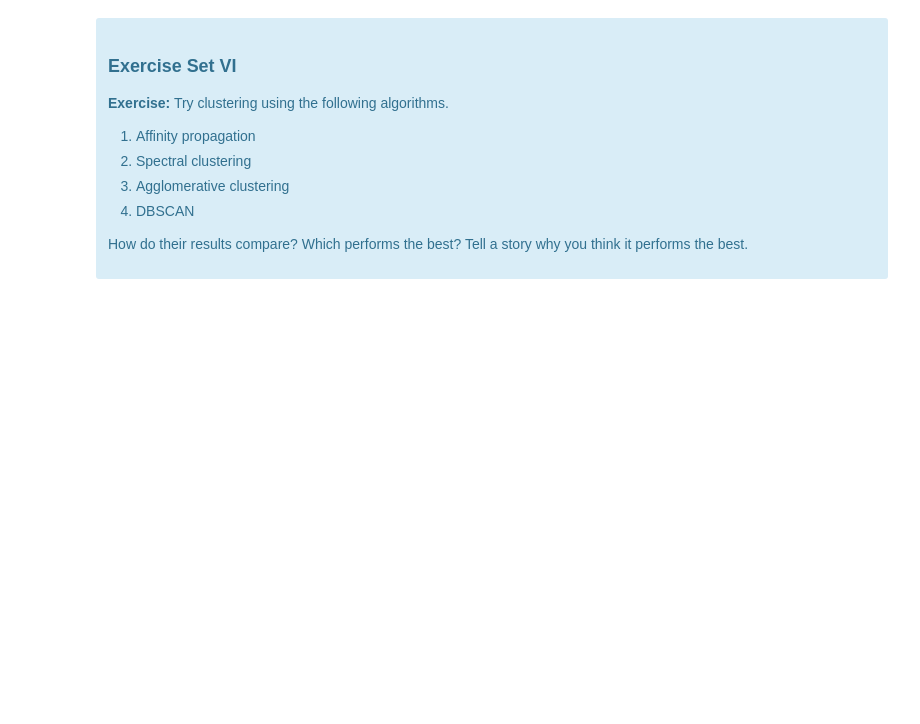
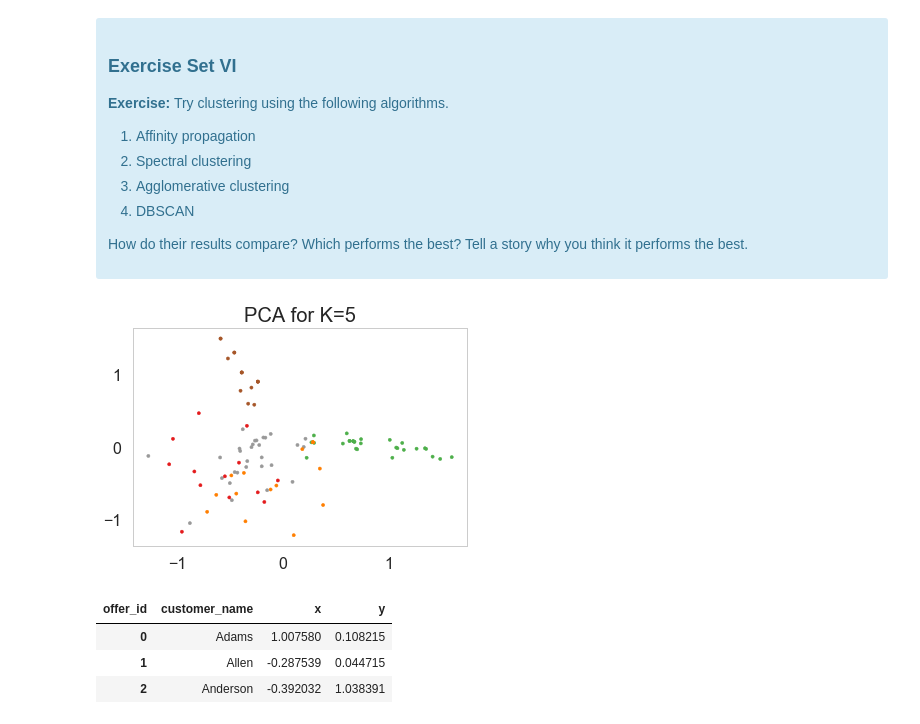
Before and after one commit to azades/Springboard, a Jupyter notebook: clustering/Mini_Project_Clustering.ipynb, the cells around one changed output. Cells and saved outputs as stored; diff of their text form; code cells hidden in the pictures; blank space fills up the shorter version.

```diff
--- a/clustering/Mini_Project_Clustering.ipynb
+++ b/clustering/Mini_Project_Clustering.ipynb
@@ -286,0 +534,35 @@ Source: http://scikit-learn.org/stable/modules/clustering.html
+# %%
+from sklearn.decomposition import PCA
+
+pca = PCA(n_components = 2)
+
+
+# # Fit_predict again with KMeans (this time K=5, determined from the silhouette metrics)
+# # (K = 5)
+cluster_5 = KMeans(n_clusters=5, random_state=15)
+
+# # Broadcast 'cluster' column to existing pivot table dataframe
+merged_pivot['predicted_clusters_5'] = cluster_5.fit_predict(x_cols)
+# %%
+# Make two columns (x & y) for PCA axes
+
+merged_pivot['x'] = pca.fit_transform(x_cols)[:,0]  # 1st column --> 'x'
+merged_pivot['y'] = pca.fit_transform(x_cols)[:,1]  # 2nd column --> 'y'
+# %%
+# Scatter Plot for K = 5
+plt.scatter(merged_pivot['x'], merged_pivot['y'], c = merged_pivot['predicted_clusters_5'], cmap='Set1', s = 10)
+plt.grid(False)
+plt.title("PCA for K=5", fontsize=20)
+plt.show()
+# %% [output]
+[figure, added]
+# %%
+# Copy of the merged_pivot dataframe with just PCA transformed coordinates
+k_cluster_df = merged_pivot.copy()
+k_cluster_df = k_cluster_df[['customer_name','x', 'y']]
+k_cluster_df.head(3)
+# %% [output]
+| offer_id | customer_name | x | y |
+| 0 | Adams | 1.007580 | 0.108215 |
+| 1 | Allen | -0.287539 | 0.044715 |
+| 2 | Anderson | -0.392032 | 1.038391 |
```
Also changed, not shown: parts of 20 cells of this notebook, 1 other file.
